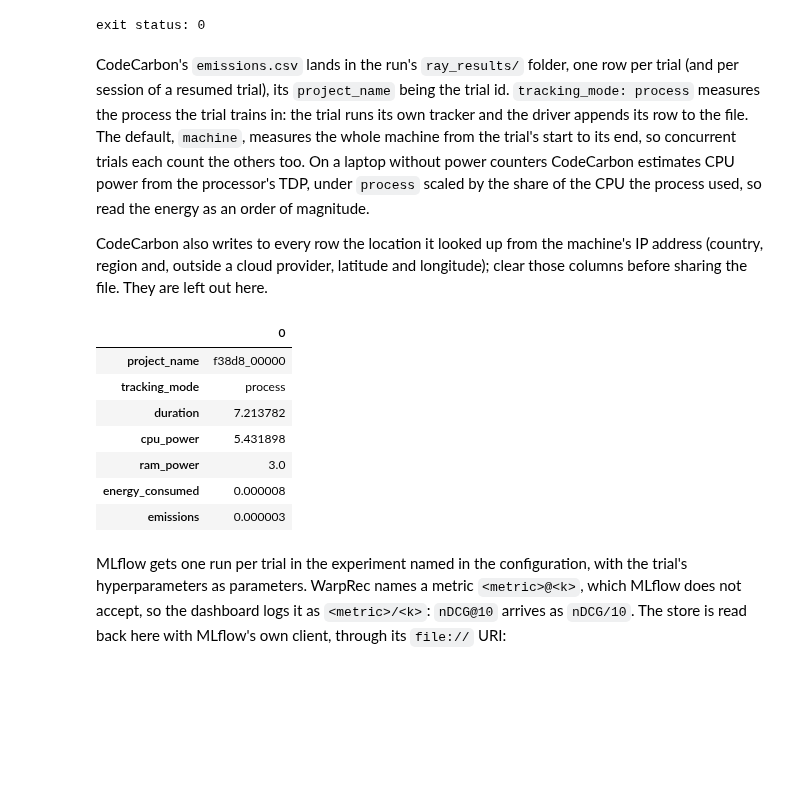
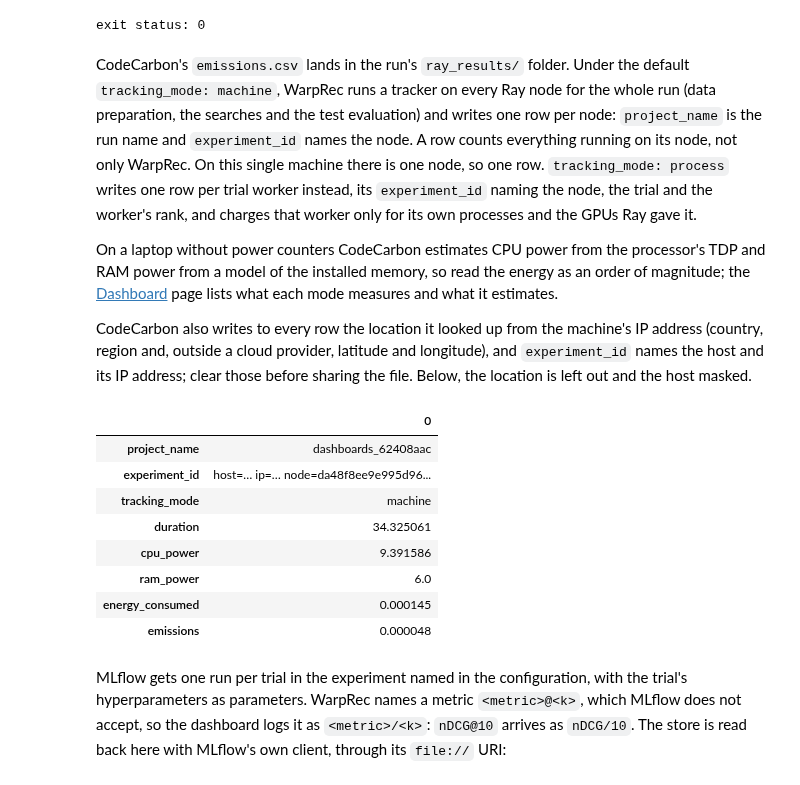
Before and after one commit to sisinflab/warprec, a Jupyter notebook: guides/11-running-experiments/running-experiments.ipynb, the cells around one changed output. Cells and saved outputs as stored; diff of their text form; code cells hidden in the pictures; blank space fills up the shorter version.

Commit message:
docs: Guide 11 shows CodeCarbon's per-node row, and the dashboard page says experiment_id names the host and its IP address, to clear before sharing

```diff
--- a/guides/11-running-experiments/running-experiments.ipynb
+++ b/guides/11-running-experiments/running-experiments.ipynb
@@ -551,42 +552,54 @@ print("exit status:", process.wait())
 # %% [output]
 exit status: 0
 # %% [markdown]
-CodeCarbon's `emissions.csv` lands in the run's `ray_results/` folder, one row
-per trial (and per session of a resumed trial), its `project_name` being the
-trial id. `tracking_mode: process` measures the process the trial trains in:
-the trial runs its own tracker and the driver appends its row to the file. The
-default, `machine`, measures the whole machine from the trial's start to its
-end, so concurrent trials each count the others too. On a laptop without power
-counters CodeCarbon estimates CPU power from the processor's TDP, under
-`process` scaled by the share of the CPU the process used, so read the energy
-as an order of magnitude.
+CodeCarbon's `emissions.csv` lands in the run's `ray_results/` folder. Under
+the default `tracking_mode: machine`, WarpRec runs a tracker on every Ray node
+for the whole run (data preparation, the searches and the test evaluation) and
+writes one row per node: `project_name` is the run name and `experiment_id`
+names the node. A row counts everything running on its node, not only WarpRec.
+On this single machine there is one node, so one row. `tracking_mode: process`
+writes one row per trial worker instead, its `experiment_id` naming the node,
+the trial and the worker's rank, and charges that worker only for its own
+processes and the GPUs Ray gave it.
+
+On a laptop without power counters CodeCarbon estimates CPU power from the
+processor's TDP and RAM power from a model of the installed memory, so read the
+energy as an order of magnitude; the
+[Dashboard](https://warprec.readthedocs.io/en/latest/configuration/dashboard/)
+page lists what each mode measures and what it estimates.
 
 CodeCarbon also writes to every row the location it looked up from the
 machine's IP address (country, region and, outside a cloud provider, latitude
-and longitude); clear those columns before sharing the file. They are left out
-here.
+and longitude), and `experiment_id` names the host and its IP address; clear
+those before sharing the file. Below, the location is left out and the host
+masked.
 # %%
 emissions = pd.read_csv(RUNS / "dashboards" / "ray_results" / "emissions.csv")
+emissions["experiment_id"] = emissions["experiment_id"].str.replace(
+    r"host=\S+ ip=\S+", "host=… ip=…", regex=True
+)
 emissions[
     [
         "project_name",
+        "experiment_id",
         "tracking_mode",
         "duration",
         "cpu_power",
         "ram_power",
         "energy_consumed",
         "emissions",
     ]
 ].T
 # %% [output]
 |  | 0 |
-| project_name | f38d8_00000 |
-| tracking_mode | process |
-| duration | 7.213782 |
-| cpu_power | 5.431898 |
-| ram_power | 3.0 |
-| energy_consumed | 0.000008 |
-| emissions | 0.000003 |
+| project_name | dashboards_62408aac |
+| experiment_id | host=… ip=… node=da48f8ee9e995d96... |
+| tracking_mode | machine |
+| duration | 34.325061 |
+| cpu_power | 9.391586 |
+| ram_power | 6.0 |
+| energy_consumed | 0.000145 |
+| emissions | 0.000048 |
 # %% [markdown]
 MLflow gets one run per trial in the experiment named in the configuration,
 with the trial's hyperparameters as parameters. WarpRec names a metric
```
Also changed, not shown: parts of 13 cells of this notebook, 2 other files.
